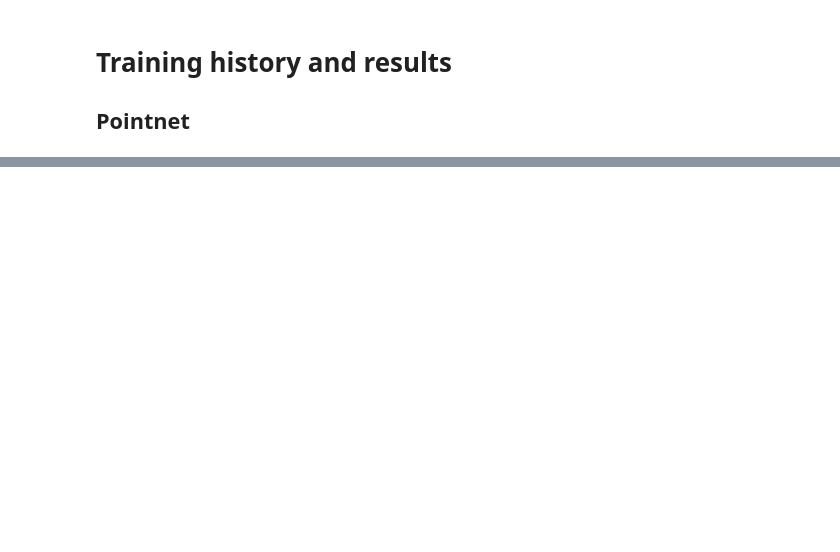
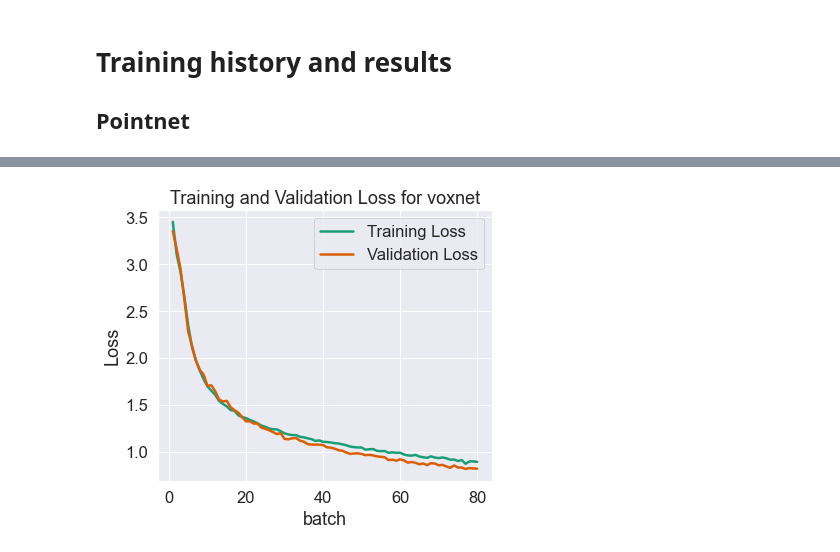
Before and after one commit to NicolaZomer/3D-Object-Classification, a Jupyter notebook: visualization.ipynb, the cells around one changed output, grey strips where cells are left out. Cells and saved outputs as stored; diff of their text form; code cells hidden in the pictures; blank space fills up the shorter version.

```diff
--- a/visualization.ipynb
+++ b/visualization.ipynb
@@ -132,0 +182,4 @@ array([0.6385513 , 0.64820313, 0.65510005, 0.657999  , 0.65963316,
+# %%
+pnet = plot_history('voxnet')
+# %% [output]
+[figure, added]
```
Also changed, not shown: parts of 11 cells of this notebook, 23 other files.
